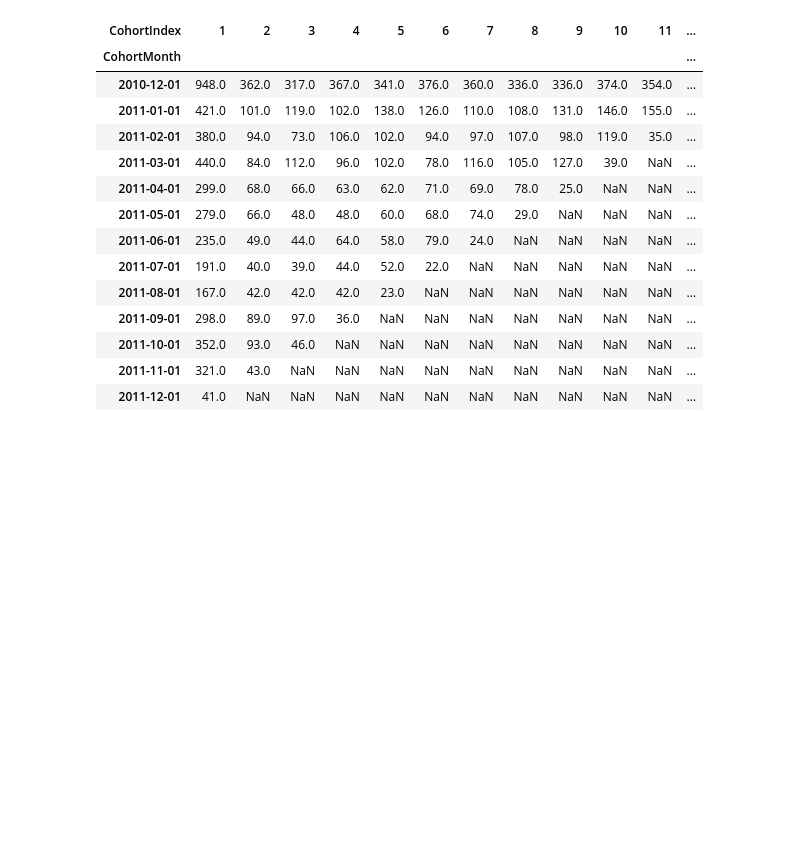
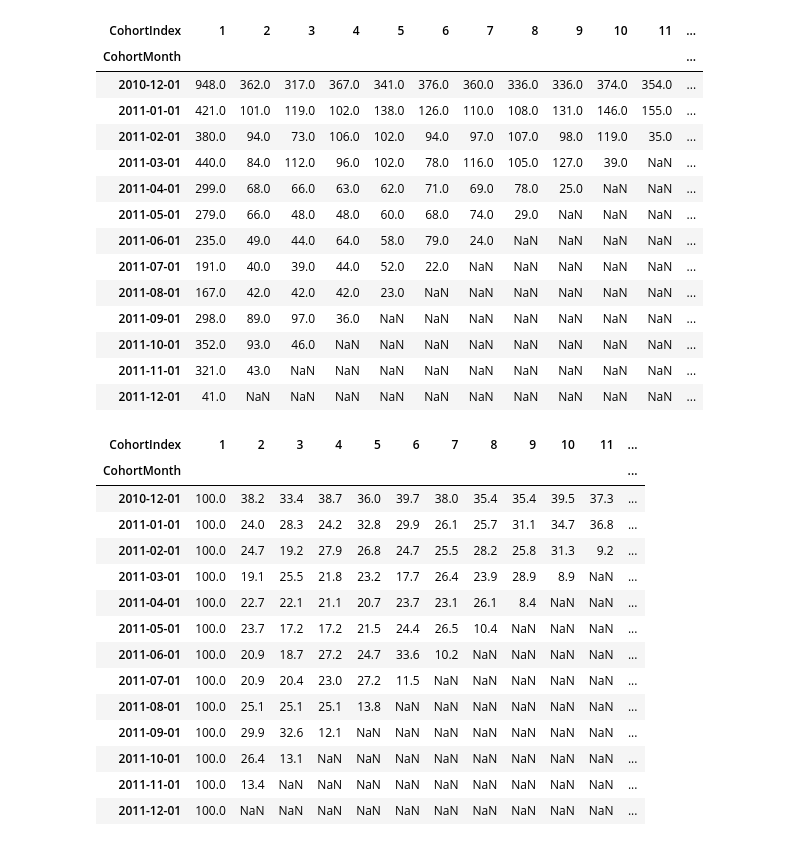
Before and after one commit to Jessica-Haire/Python-Cohort-Analysis, a Jupyter notebook: Cohort_Analysis.ipynb, the cells around one changed output. Saved outputs shown, nothing was run; the diff lists cells and outputs as text; code cells hidden in the pictures; blank space fills up the shorter version.

```diff
--- a/Cohort_Analysis.ipynb
+++ b/Cohort_Analysis.ipynb
@@ -101,3 +101,26 @@ cohort_table
 | 2011-10-01 | 352.0 | 93.0 | 46.0 | NaN | NaN | NaN | NaN | NaN | NaN | NaN | NaN | ... |
 | 2011-11-01 | 321.0 | 43.0 | NaN | NaN | NaN | NaN | NaN | NaN | NaN | NaN | NaN | ... |
 | 2011-12-01 | 41.0 | NaN | NaN | NaN | NaN | NaN | NaN | NaN | NaN | NaN | NaN | ... |
+# %%
+# THIS CALCULATES THE RETENTION RATE (A MORE ELEGANT APPROACH, so deleted BELOW)
+# Retention rate gives you the percentage of active customers compared to the total number of customers
+# This block of code and the table below are the style adopted in Data Camp's course
+cohort_sizes= cohort_table.iloc[:,0]
+retention = cohort_table.divide(cohort_sizes, axis=0)
+retention.round(3)*100
+# %% [output]
+| CohortIndex | 1 | 2 | 3 | 4 | 5 | 6 | 7 | 8 | 9 | 10 | 11 | ... |
+| CohortMonth |  |  |  |  |  |  |  |  |  |  |  | ... |
+| 2010-12-01 | 100.0 | 38.2 | 33.4 | 38.7 | 36.0 | 39.7 | 38.0 | 35.4 | 35.4 | 39.5 | 37.3 | ... |
+| 2011-01-01 | 100.0 | 24.0 | 28.3 | 24.2 | 32.8 | 29.9 | 26.1 | 25.7 | 31.1 | 34.7 | 36.8 | ... |
+| 2011-02-01 | 100.0 | 24.7 | 19.2 | 27.9 | 26.8 | 24.7 | 25.5 | 28.2 | 25.8 | 31.3 | 9.2 | ... |
+| 2011-03-01 | 100.0 | 19.1 | 25.5 | 21.8 | 23.2 | 17.7 | 26.4 | 23.9 | 28.9 | 8.9 | NaN | ... |
+| 2011-04-01 | 100.0 | 22.7 | 22.1 | 21.1 | 20.7 | 23.7 | 23.1 | 26.1 | 8.4 | NaN | NaN | ... |
+| 2011-05-01 | 100.0 | 23.7 | 17.2 | 17.2 | 21.5 | 24.4 | 26.5 | 10.4 | NaN | NaN | NaN | ... |
+| 2011-06-01 | 100.0 | 20.9 | 18.7 | 27.2 | 24.7 | 33.6 | 10.2 | NaN | NaN | NaN | NaN | ... |
+| 2011-07-01 | 100.0 | 20.9 | 20.4 | 23.0 | 27.2 | 11.5 | NaN | NaN | NaN | NaN | NaN | ... |
+| 2011-08-01 | 100.0 | 25.1 | 25.1 | 25.1 | 13.8 | NaN | NaN | NaN | NaN | NaN | NaN | ... |
+| 2011-09-01 | 100.0 | 29.9 | 32.6 | 12.1 | NaN | NaN | NaN | NaN | NaN | NaN | NaN | ... |
+| 2011-10-01 | 100.0 | 26.4 | 13.1 | NaN | NaN | NaN | NaN | NaN | NaN | NaN | NaN | ... |
+| 2011-11-01 | 100.0 | 13.4 | NaN | NaN | NaN | NaN | NaN | NaN | NaN | NaN | NaN | ... |
+| 2011-12-01 | 100.0 | NaN | NaN | NaN | NaN | NaN | NaN | NaN | NaN | NaN | NaN | ... |
```
Also changed, not shown: parts of 8 cells of this notebook.
